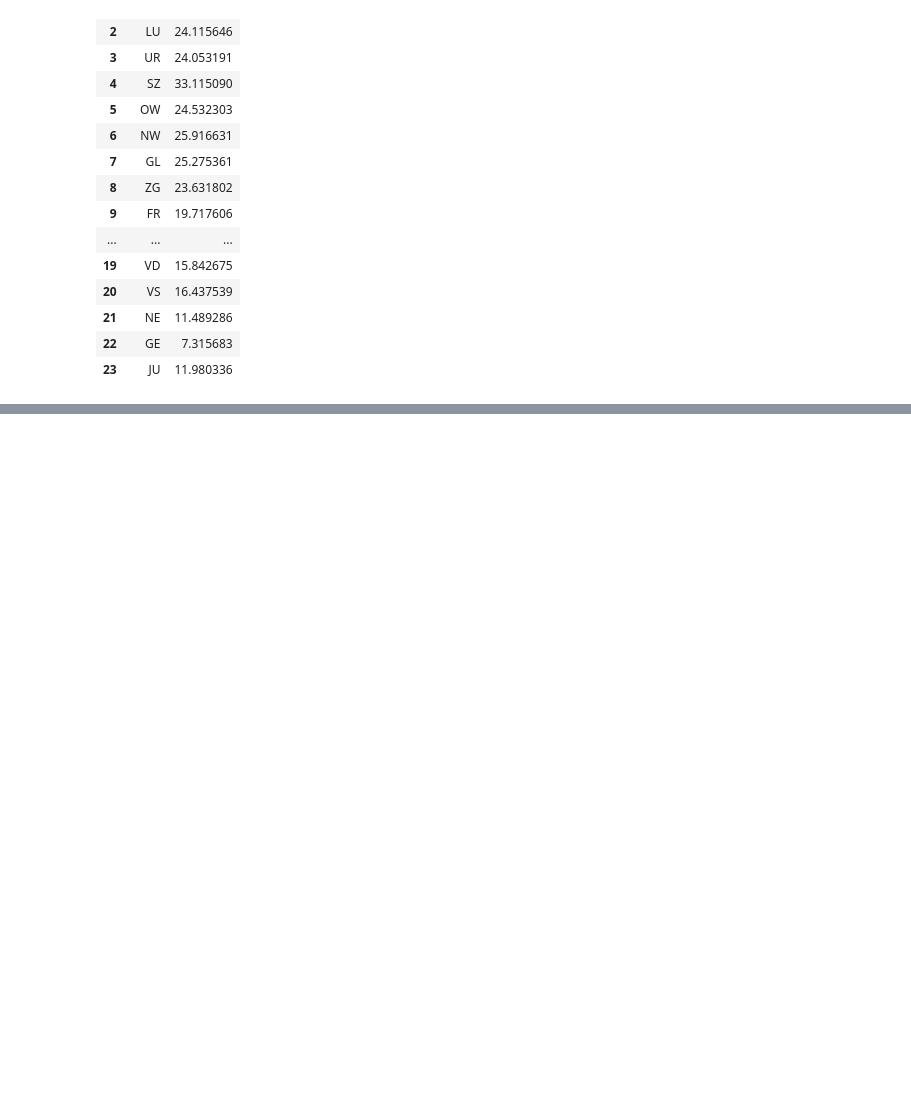
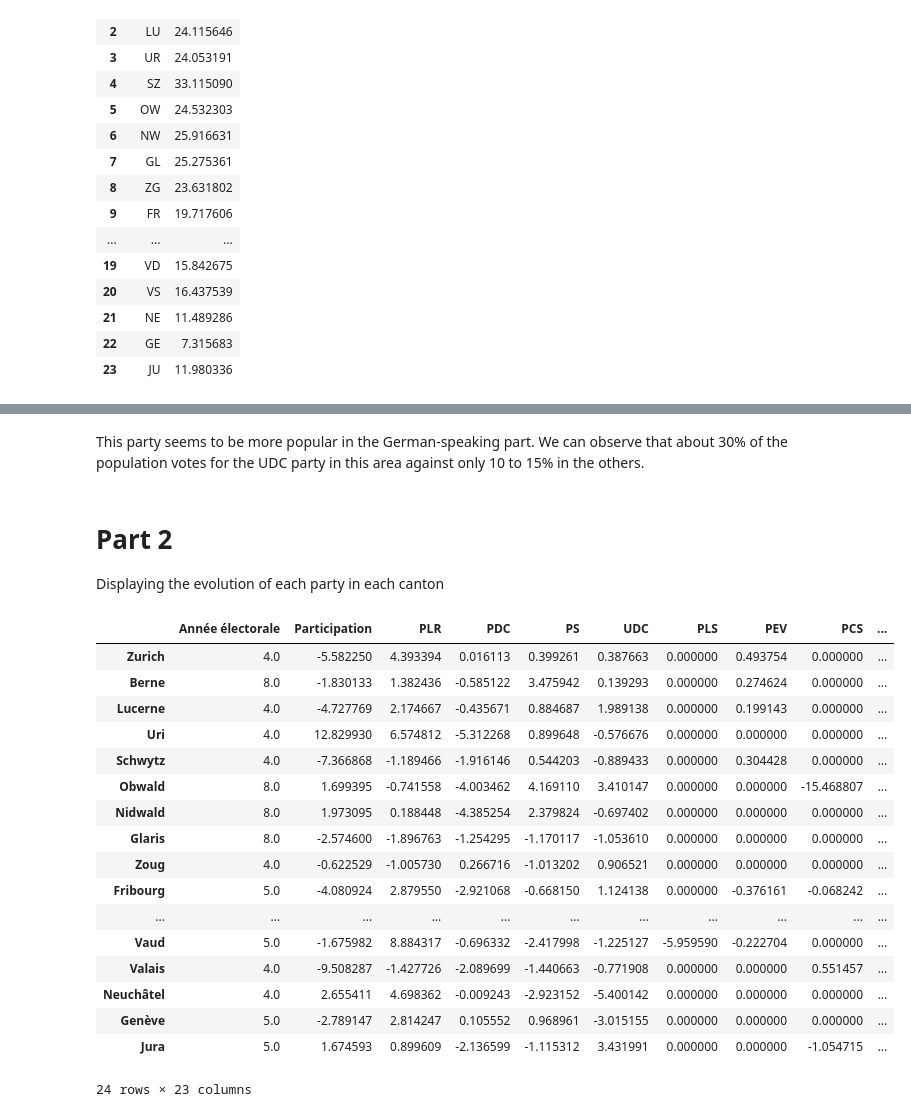
Before and after one commit to Apiquet/Visualyzing_Data_On_Map, a Jupyter notebook: main.ipynb, the cells around one changed output, grey strips where cells are left out. Saved outputs shown, nothing was run; the diff lists cells and outputs as text; code cells hidden in the pictures; blank space fills up the shorter version.

Commit message:
Getting dataframe with voters percentage evolution per canton

```diff
--- a/main.ipynb
+++ b/main.ipynb
@@ -134,3 +135,68 @@ results_percentage_series
 # %% [output]
 Percent UDC voters per Canton (Ctrl+Click)
 [interactive output not drawn]
+# %% [markdown]
+This party seems to be more popular in the German-speaking part. We can observe that about 30% of the population votes for the UDC party in this area against only 10 to 15% in the others.
+# %% [markdown]
+# Part 2
+
+Displaying the evolution of each party in each canton
+# %%
+xl_file = pd.ExcelFile('data/voters.xls')
+
+#load and clean voter data
+df = pd.read_excel('data/voters.xls', sheet_name='actuel (2014-2018)', index_col=0, skiprows=3)
+df.dropna(how='all', inplace=True)
+df.dropna(how='all', axis= 1, inplace=True)
+df.fillna(0, inplace= True)
+df.drop(['Grisons 5)', 'Appenzell Rh. Int. 4) 5)'], inplace= True)
+
+df_actuel = pd.read_excel('data/voters.xls', sheet_name='actuel (2014-2018)', index_col=0, skiprows=3)
+df_previous = pd.read_excel('data/voters.xls', sheet_name='2010-2013', index_col=0, skiprows=3)
+
+df_actuel.dropna(how='all', inplace=True)
+df_actuel.dropna(how='all', axis= 1, inplace=True)
+df_previous.dropna(how='all', inplace=True)
+df_previous.dropna(how='all', axis= 1, inplace=True)
+
+# Clean the index name
+df_actuel.set_index(df_actuel.index.str.replace('\d+','').str.replace(')', '').str.strip(), inplace=True)
+df_previous.set_index(df_previous.index.str.replace('\d+','').str.replace(')', '').str.strip(), inplace=True)
+
+df_actuel.drop(['Grisons', 'Appenzell Rh. Int.'], inplace= True)
+df_previous.drop(['Grisons', 'Appenzell Rh. Int.'], inplace= True)
+df_actuel.fillna(0, inplace=True)
+df_previous.fillna(0, inplace=True)
+
+# Clean the columns name and remove unnamed columns,
+#these are due because some parties took one aditional column
+df_previous.columns= map(lambda x: re.sub('[0-9).]', '', x).strip(), df_previous.columns)
+df_actuel.columns= map(lambda x: re.sub('[0-9).]', '', x).strip(), df_actuel.columns)
+# df_actuel.drop(labels='Unnamed: ', axis=1, inplace=True)
+df_previous.drop(labels='Unnamed:', axis=1, inplace=True)
+
+#Compute the progression for each party for each canton (except GR and AI)
+df_progression =df_actuel.subtract(df_previous)
+df_progression['Code'] = cantons['Code'].values
+
+#Check the full table
+df_progression
+# %% [output]
+|  | Année électorale | Participation | PLR | PDC | PS | UDC | PLS | PEV | PCS | ... |
+| Zurich | 4.0 | -5.582250 | 4.393394 | 0.016113 | 0.399261 | 0.387663 | 0.000000 | 0.493754 | 0.000000 | ... |
+| Berne | 8.0 | -1.830133 | 1.382436 | -0.585122 | 3.475942 | 0.139293 | 0.000000 | 0.274624 | 0.000000 | ... |
+| Lucerne | 4.0 | -4.727769 | 2.174667 | -0.435671 | 0.884687 | 1.989138 | 0.000000 | 0.199143 | 0.000000 | ... |
+| Uri | 4.0 | 12.829930 | 6.574812 | -5.312268 | 0.899648 | -0.576676 | 0.000000 | 0.000000 | 0.000000 | ... |
+| Schwytz | 4.0 | -7.366868 | -1.189466 | -1.916146 | 0.544203 | -0.889433 | 0.000000 | 0.304428 | 0.000000 | ... |
+| Obwald | 8.0 | 1.699395 | -0.741558 | -4.003462 | 4.169110 | 3.410147 | 0.000000 | 0.000000 | -15.468807 | ... |
+| Nidwald | 8.0 | 1.973095 | 0.188448 | -4.385254 | 2.379824 | -0.697402 | 0.000000 | 0.000000 | 0.000000 | ... |
+| Glaris | 8.0 | -2.574600 | -1.896763 | -1.254295 | -1.170117 | -1.053610 | 0.000000 | 0.000000 | 0.000000 | ... |
+| Zoug | 4.0 | -0.622529 | -1.005730 | 0.266716 | -1.013202 | 0.906521 | 0.000000 | 0.000000 | 0.000000 | ... |
+| Fribourg | 5.0 | -4.080924 | 2.879550 | -2.921068 | -0.668150 | 1.124138 | 0.000000 | -0.376161 | -0.068242 | ... |
+| ... | ... | ... | ... | ... | ... | ... | ... | ... | ... | ... |
+| Vaud | 5.0 | -1.675982 | 8.884317 | -0.696332 | -2.417998 | -1.225127 | -5.959590 | -0.222704 | 0.000000 | ... |
+| Valais | 4.0 | -9.508287 | -1.427726 | -2.089699 | -1.440663 | -0.771908 | 0.000000 | 0.000000 | 0.551457 | ... |
+| Neuchâtel | 4.0 | 2.655411 | 4.698362 | -0.009243 | -2.923152 | -5.400142 | 0.000000 | 0.000000 | 0.000000 | ... |
+| Genève | 5.0 | -2.789147 | 2.814247 | 0.105552 | 0.968961 | -3.015155 | 0.000000 | 0.000000 | 0.000000 | ... |
+| Jura | 5.0 | 1.674593 | 0.899609 | -2.136599 | -1.115312 | 3.431991 | 0.000000 | 0.000000 | -1.054715 | ... |
+24 rows × 23 columns
```
Also changed, not shown: parts of 1 cell of this notebook.
